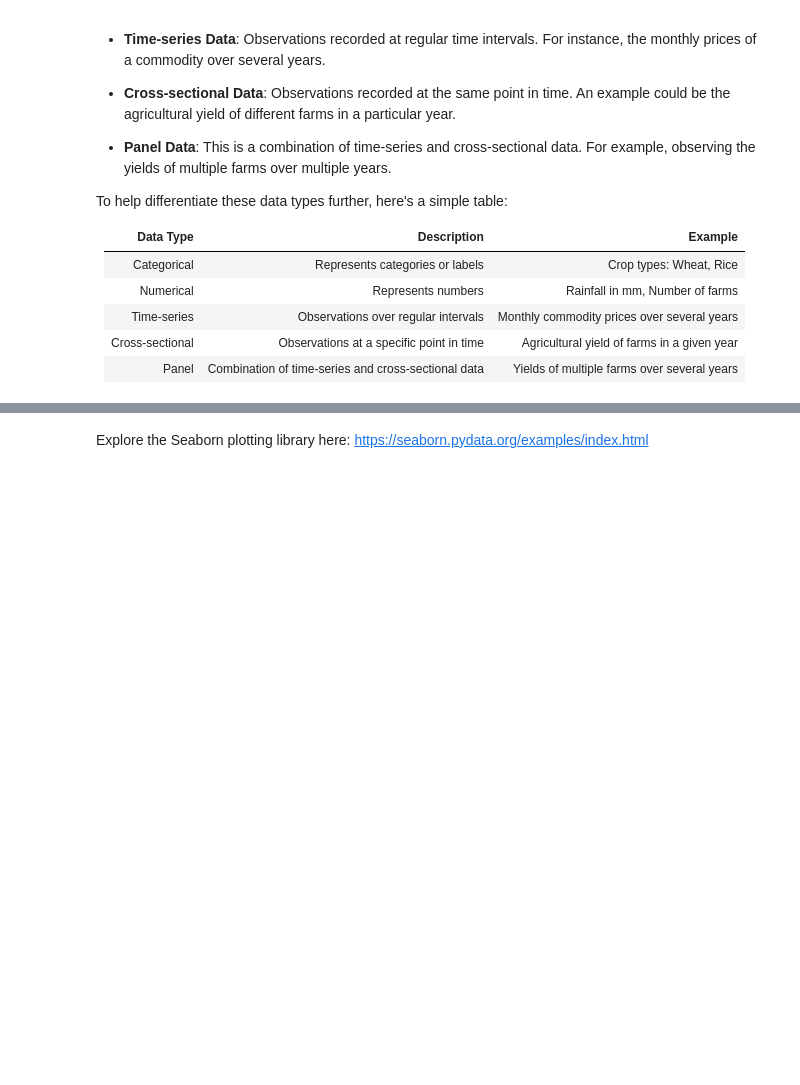
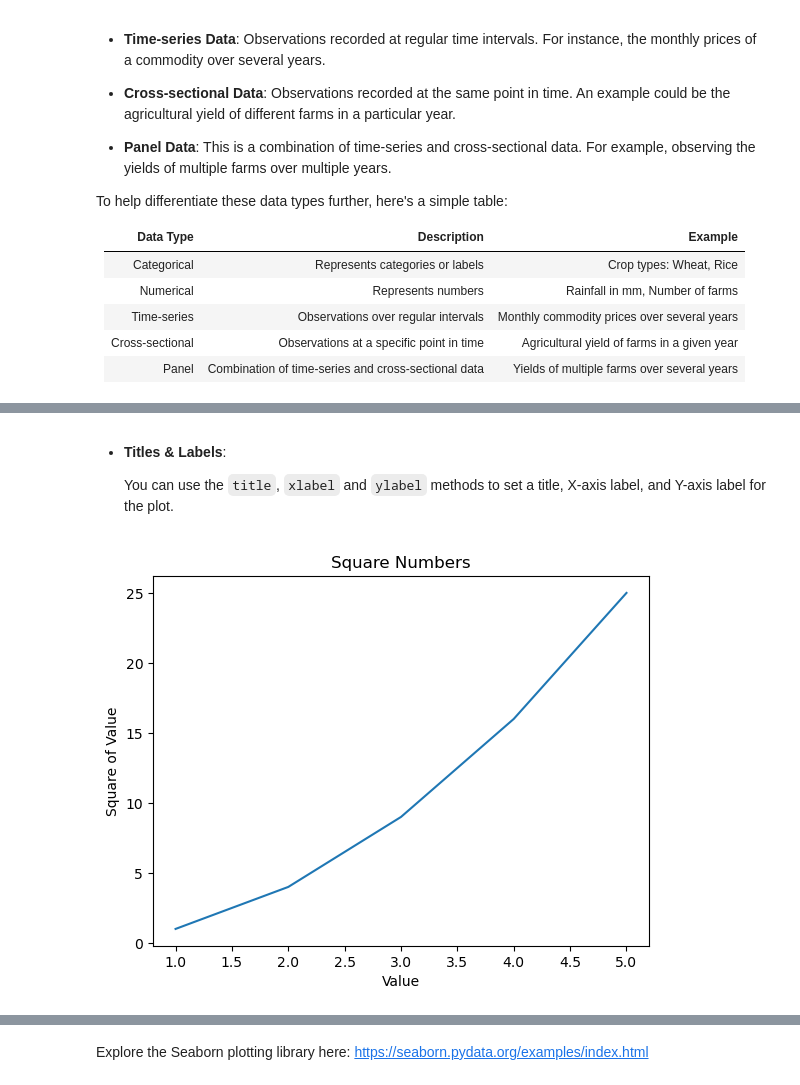
Before and after one commit to jancgreyling/AE_Python, a Jupyter notebook: lectures/Lecture_3.ipynb, the cells around one changed output, grey strips where cells are left out. Drawn from its saved outputs; the diff is of its cells as text; code cells hidden in the pictures; blank space fills up the shorter version.

```diff
--- a/lectures/Lecture_3.ipynb
+++ b/lectures/Lecture_3.ipynb
@@ -207,0 +195,12 @@ Both libraries work well with Pandas dataframes, which means you can directly pa
+# %% [markdown]
+- **Titles & Labels**:
+
+    You can use the `title`, `xlabel` and `ylabel` methods to set a title, X-axis label, and Y-axis label for the plot.
+# %%
+plt.plot(x, y)
+plt.title("Square Numbers")
+plt.xlabel("Value")
+plt.ylabel("Square of Value")
+plt.show()
+# %% [output]
+[figure, added]
```
Also changed, not shown: parts of 35 cells of this notebook, 10 other files.
